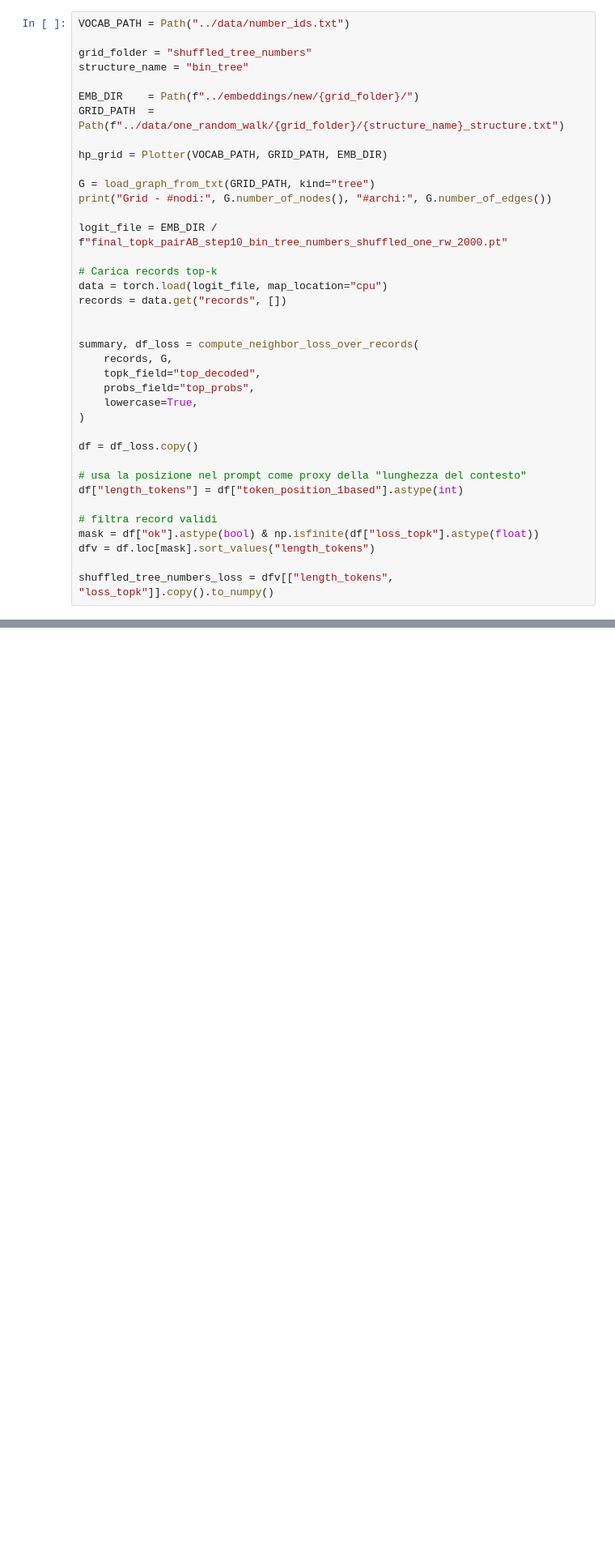
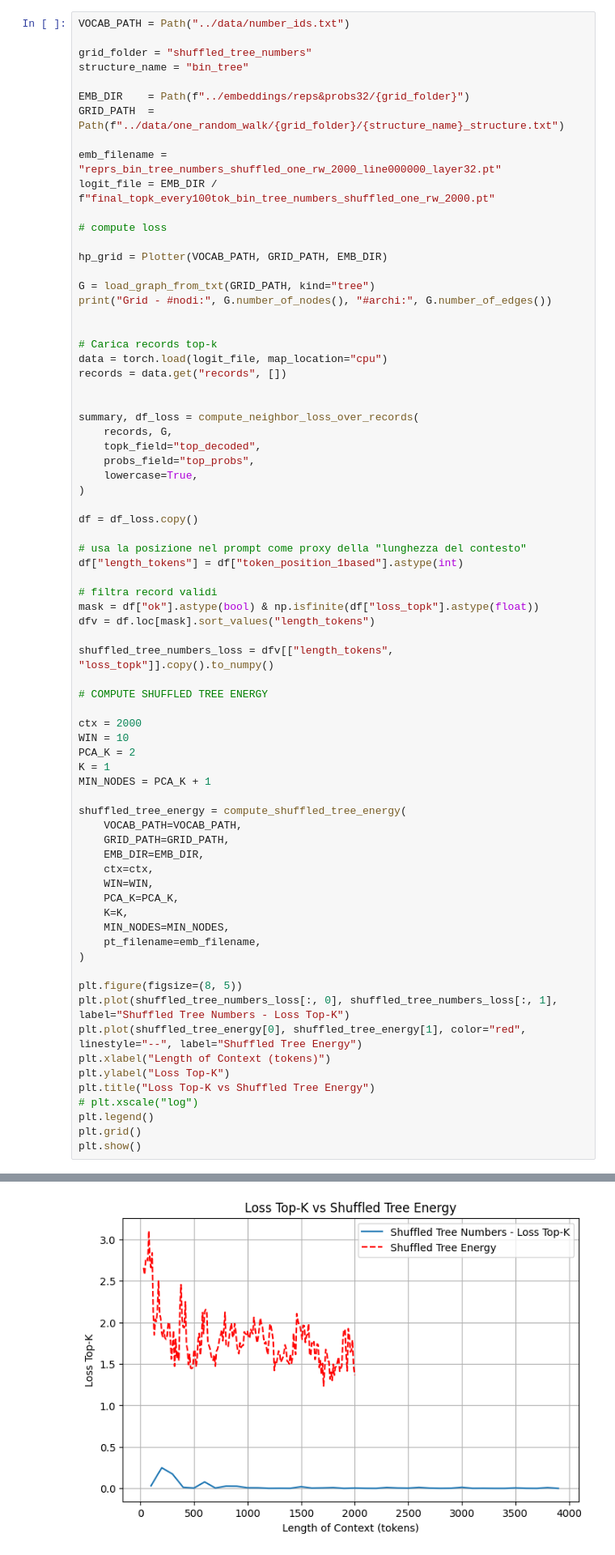
Before and after one commit to Project-Hindenburg/hico, a Jupyter notebook: notebooks/icl_loss.ipynb, the cells around one changed output, grey strips where cells are left out. Shown at 81% size. Cells and saved outputs as stored; diff of their text form; blank space fills up the shorter version.

```diff
--- a/notebooks/icl_loss.ipynb
+++ b/notebooks/icl_loss.ipynb
@@ -16,40 +16,76 @@ VOCAB_PATH = Path("../data/number_ids.txt")
 grid_folder = "shuffled_tree_numbers"
 structure_name = "bin_tree"
 
-EMB_DIR    = Path(f"../embeddings/new/{grid_folder}/")
+EMB_DIR    = Path(f"../embeddings/reps&probs32/{grid_folder}")
 GRID_PATH  = Path(f"../data/one_random_walk/{grid_folder}/{structure_name}_structure.txt")
+
+emb_filename = "reprs_bin_tree_numbers_shuffled_one_rw_2000_line000000_layer32.pt"
+logit_file = EMB_DIR / f"final_topk_every100tok_bin_tree_numbers_shuffled_one_rw_2000.pt"
+
+# compute loss
 
 hp_grid = Plotter(VOCAB_PATH, GRID_PATH, EMB_DIR)
 
 G = load_graph_from_txt(GRID_PATH, kind="tree")
 print("Grid - #nodi:", G.number_of_nodes(), "#archi:", G.number_of_edges())
 
-logit_file = EMB_DIR / f"final_topk_pairAB_step10_bin_tree_numbers_shuffled_one_rw_2000.pt"
 
 # Carica records top-k
 data = torch.load(logit_file, map_location="cpu")
 records = data.get("records", [])
 
 
 summary, df_loss = compute_neighbor_loss_over_records(
     records, G,
     topk_field="top_decoded",
     probs_field="top_probs",
     lowercase=True,
 )
 
 df = df_loss.copy()
 
 # usa la posizione nel prompt come proxy della "lunghezza del contesto"
 df["length_tokens"] = df["token_position_1based"].astype(int)
 
 # filtra record validi
 mask = df["ok"].astype(bool) & np.isfinite(df["loss_topk"].astype(float))
 dfv = df.loc[mask].sort_values("length_tokens")
 
 shuffled_tree_numbers_loss = dfv[["length_tokens", "loss_topk"]].copy().to_numpy()
+
+# COMPUTE SHUFFLED TREE ENERGY
+
+ctx = 2000
+WIN = 10
+PCA_K = 2
+K = 1
+MIN_NODES = PCA_K + 1
+
+shuffled_tree_energy = compute_shuffled_tree_energy(
+    VOCAB_PATH=VOCAB_PATH,
+    GRID_PATH=GRID_PATH,
+    EMB_DIR=EMB_DIR,
+    ctx=ctx,
+    WIN=WIN,
+    PCA_K=PCA_K,
+    K=K,
+    MIN_NODES=MIN_NODES,
+    pt_filename=emb_filename,
+)
+
+plt.figure(figsize=(8, 5))
+plt.plot(shuffled_tree_numbers_loss[:, 0], shuffled_tree_numbers_loss[:, 1], label="Shuffled Tree Numbers - Loss Top-K")
+plt.plot(shuffled_tree_energy[0], shuffled_tree_energy[1], color="red", linestyle="--", label="Shuffled Tree Energy")
+plt.xlabel("Length of Context (tokens)")
+plt.ylabel("Loss Top-K")
+plt.title("Loss Top-K vs Shuffled Tree Energy")
+# plt.xscale("log")
+plt.legend()
+plt.grid()
+plt.show()
 # %% [output]
 Grid - #nodi: 15 #archi: 14
+[figure, added]
 # %%
 VOCAB_PATH = Path("../data/number_ids.txt")
 
```
Also changed, not shown: parts of 1 cell of this notebook, 3 other files.
